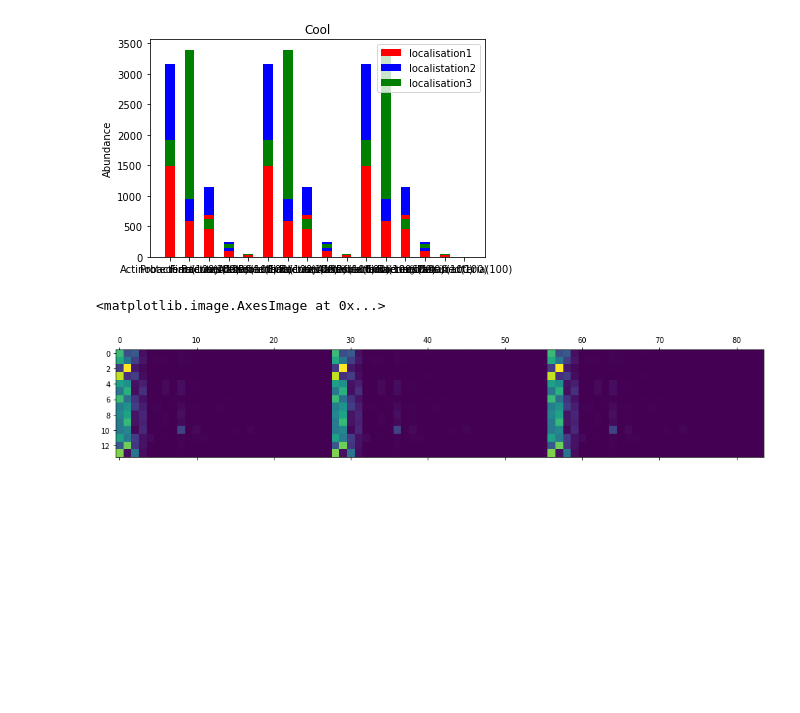
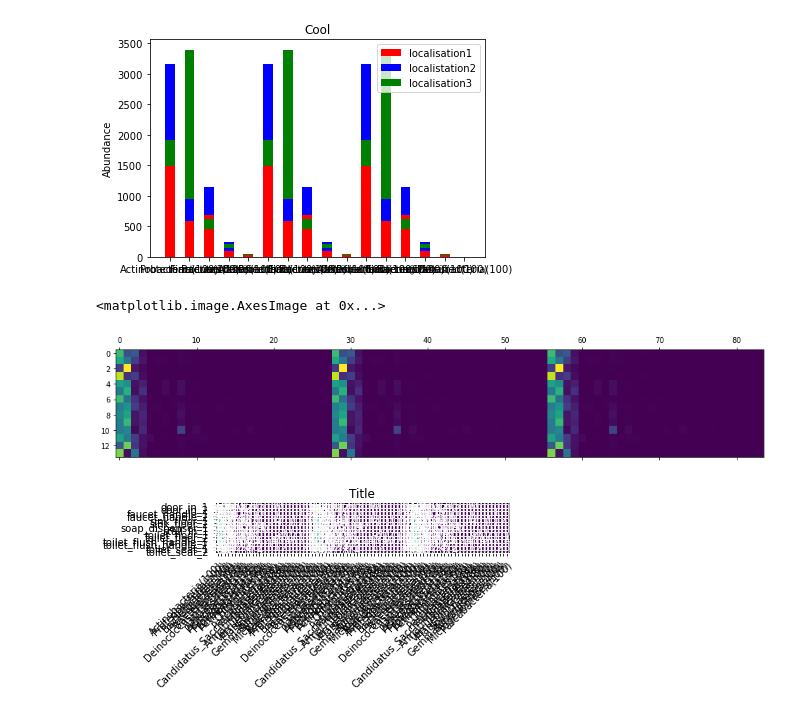
Before and after one commit to mmartelat/vdb_joha_marie, a Jupyter notebook: projetVdb.ipynb, the cells around one changed output. Saved outputs shown, nothing was run; the diff lists cells and outputs as text; code cells hidden in the pictures; blank space fills up the shorter version.

Commit message:
ajout heatmap et essaye treemap avec création df

```diff
--- a/projetVdb.ipynb
+++ b/projetVdb.ipynb
@@ -290,9 +377,11 @@ def abondanceImportant(vecteurs):
     return vecteurs
 # %%
 #Création matrice pour heat map
+import numpy as np
+
 def matrice(vecteurs):
-    mat = [vecteurs[1],vecteurs[2],vecteurs[3],vecteurs[4],vecteurs[5],vecteurs[6],vecteurs[7],vecteurs[8],vecteurs[9],
-           vecteurs[10],vecteurs[11],vecteurs[12],vecteurs[13],vecteurs[14]]
+    mat = np.array([vecteurs[1],vecteurs[2],vecteurs[3],vecteurs[4],vecteurs[5],vecteurs[6],vecteurs[7],vecteurs[8],vecteurs[9],
+           vecteurs[10],vecteurs[11],vecteurs[12],vecteurs[13],vecteurs[14]])
     return mat
 # %%
 import matplotlib.pyplot as plt
@@ -334,3 +424,42 @@ plt.matshow(mat)
 # %% [output]
 <matplotlib.image.AxesImage at 0x...>
 [figure]
+# %%
+import matplotlib.pyplot as plt
+
+##Test heatmap
+dicoTaxoTest = getDicoTaxo(df)
+vecteurs = getNiv("Phylum",dicoTaxoTest)
+mat = matrice(vecteurs)
+
+localisation = ["door_in_1","door_in_2", "faucet_handle_1",
+                "faucet_handle_2", "sink_floor_1", "sink_floor_2",
+               "soap_dispenser_1", "stall_in_1", "toilet_floor_1",
+               "toilet_floor_2", "toilet_flush_handle_1",
+               "toilet_flush_handle_2", "toilet_seat_1", "toilet_seat_2"]
+
+espece=vecteurs[0]
+
+fig, ax = plt.subplots()
+im = ax.imshow(mat)
+
+ax.set_xticks(np.arange(len(espece)))
+ax.set_yticks(np.arange(len(localisation)))
+
+ax.set_xticklabels(espece)
+ax.set_yticklabels(localisation)
+
+plt.setp(ax.get_xticklabels(), rotation=45, ha="right",
+         rotation_mode="anchor")
+
+for i in range(len(localisation)):
+    for j in range(len(espece)):
+        text = ax.text(j, i, mat[i, j],
+                       ha="center", va="center", color="w")
+
+
+ax.set_title("Title")
+fig.tight_layout()
+plt.show()
+# %% [output]
+[figure, added]
```
Also changed, not shown: parts of 6 cells of this notebook.
